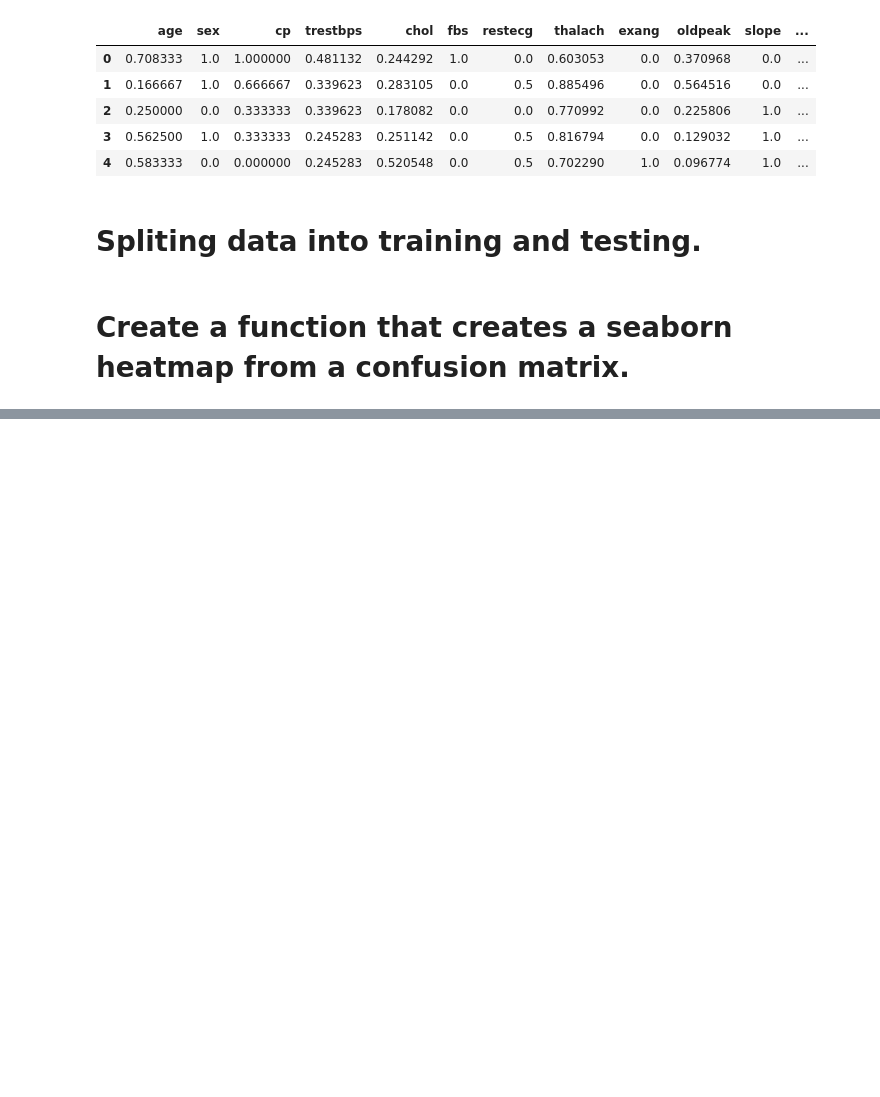
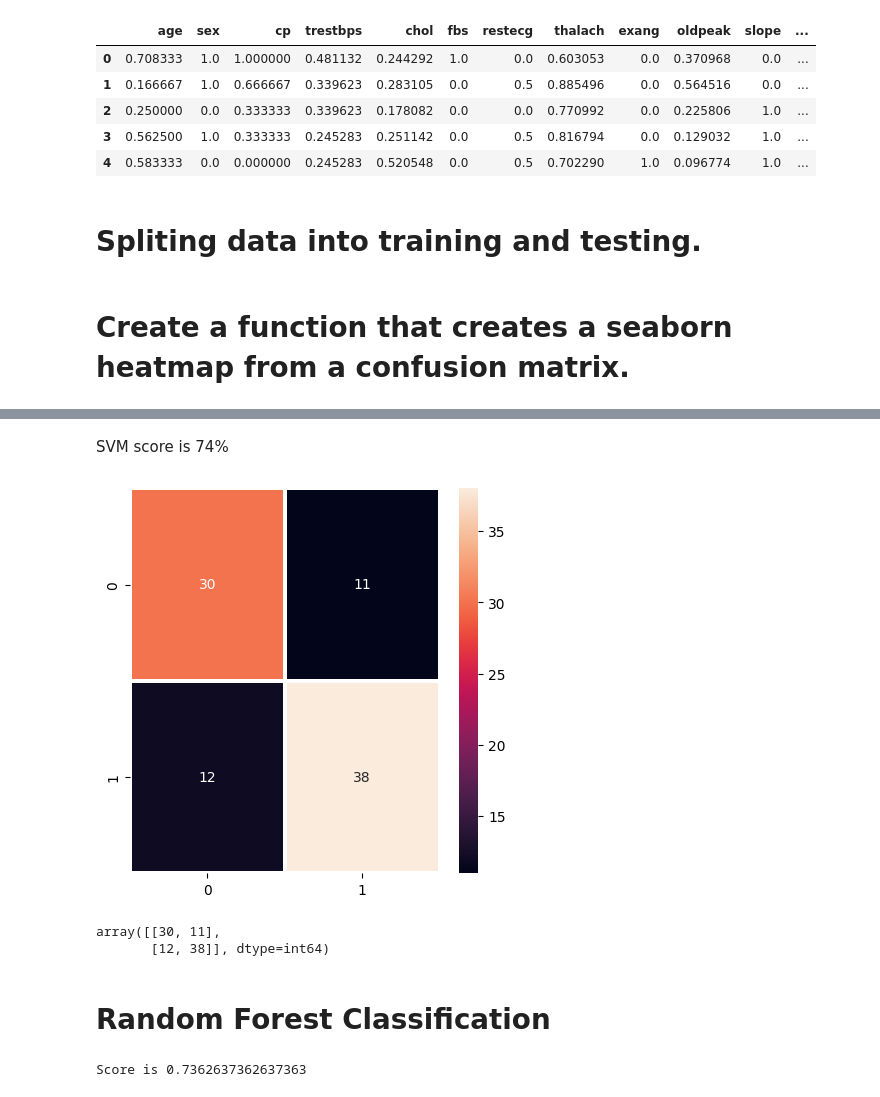
Before and after one commit to Elsharaky/Social-Informatics-Practical-Exam, a Jupyter notebook: hear_disease.ipynb, the cells around one changed output, grey strips where cells are left out. Drawn from its saved outputs; the diff is of its cells as text; code cells hidden in the pictures; blank space fills up the shorter version.

```diff
--- a/hear_disease.ipynb
+++ b/hear_disease.ipynb
@@ -91,0 +126,23 @@ score_list = {} # This dict will save the score values to display it at the end.
+# %% [markdown]
+SVM score is 74%
+# %%
+y_true = y_test
+y_pred = svc.predict(x_test)
+plot_confusionMatrix(y_true,y_pred)
+# %% [output]
+[figure, added]
+array([[30, 11],
+       [12, 38]], dtype=int64)
+# %% [markdown]
+# Random Forest Classification
+# %%
+from sklearn.ensemble import RandomForestClassifier
+
+rfc = RandomForestClassifier(n_estimators=50,random_state=1)
+rfc.fit(x_train,y_train)
+rfc_score = rfc.score(x_test,y_test)
+score_list["RFC"]=rfc_score
+
+print(f"Score is {rfc_score}")
+# %% [output]
+Score is 0.7362637362637363
```
Also changed, not shown: parts of 12 cells of this notebook.
